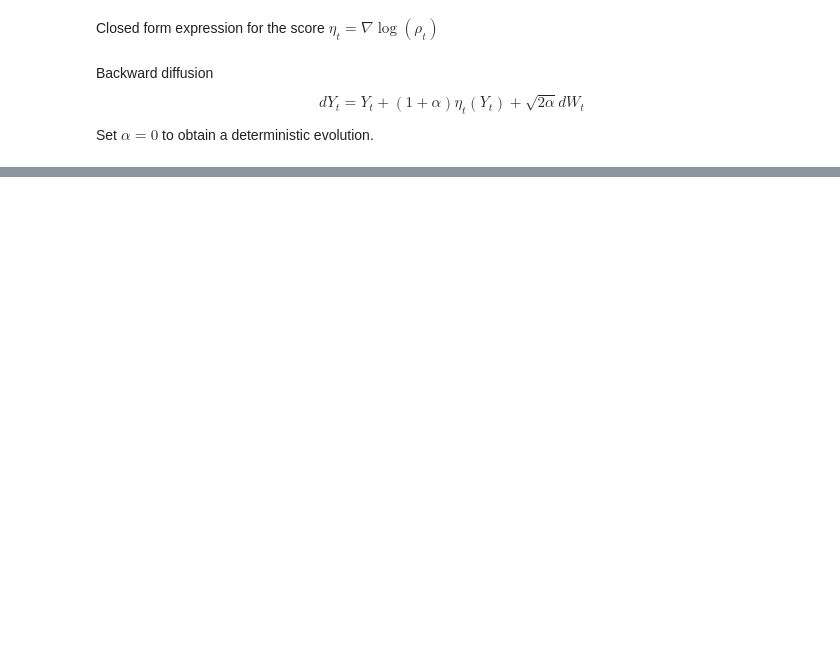
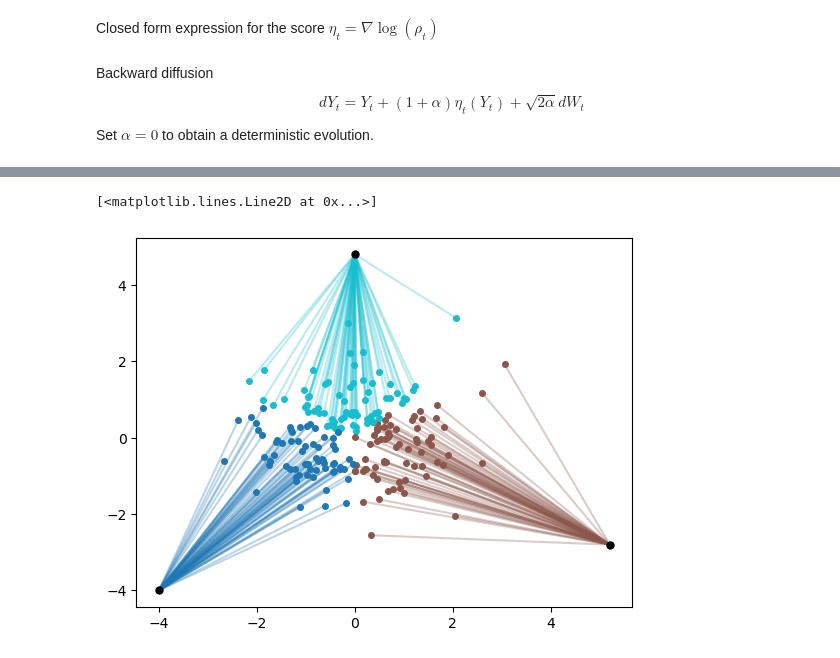
Before and after one commit to mathematical-tours/mathematical-tours.github.io, a Jupyter notebook: book-sources/diffusion-models/diffusion-2d.ipynb, the cells around one changed output, grey strips where cells are left out. Cells and saved outputs as stored; diff of their text form; code cells hidden in the pictures; blank space fills up the shorter version.

```diff
--- a/book-sources/diffusion-models/diffusion-2d.ipynb
+++ b/book-sources/diffusion-models/diffusion-2d.ipynb
@@ -84,0 +73,22 @@ plt.show()
+# %%
+import ot
+xi = Y[:,:,0].T
+yj = mu.T
+n = xi.shape[0]
+m = yj.shape[0]
+
+cost_matrix = torch.tensor(ot.dist(xi, yj, metric='euclidean')**2)
+a = torch.ones(n) / n  # Source weights
+b = torch.ones(m) / m  # Target weights
+P = ot.emd(a, b, cost_matrix)  # Solves the Kantorovich problem
+
+# Draw transport segments based on P_ij
+for i in range(n):
+    for j in range(m):
+        if P[i, j] > 1e-3:  # Only draw segments with significant transport
+            plt.plot([xi[i, 0], yj[j, 0]], [xi[i, 1], yj[j, 1]], color=colors(j), alpha=0.3)
+            plt.plot(xi[i, 0], xi[i, 1], 'o', color=colors(j), markersize=4)  # Final point dot
+plt.plot(mu[0, :].numpy(), mu[1, :].numpy(), 'k.', markersize=10)  # Plot the mu points
+# %% [output]
+[<matplotlib.lines.Line2D at 0x...>]
+[figure, added]
```
Also changed, not shown: parts of 4 cells of this notebook, 33 other files.
